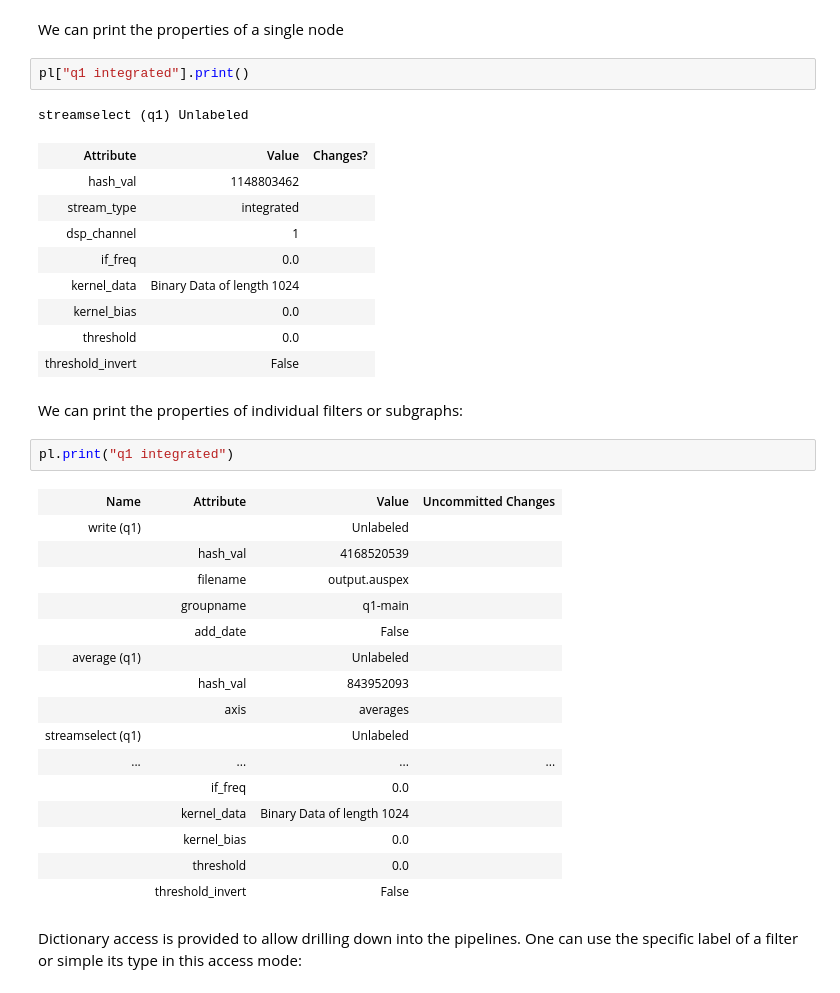
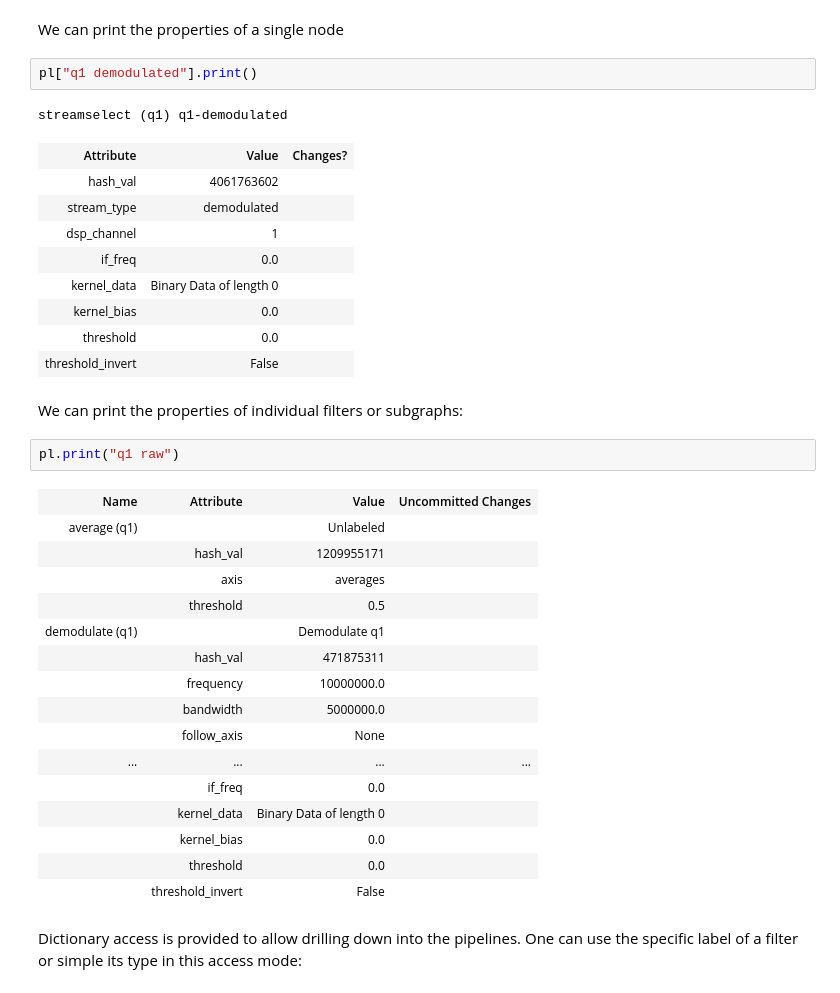
Before and after one commit to BBN-Q/Auspex, a Jupyter notebook: doc/examples/Example-Filter-Pipeline.ipynb, the cells around one changed output. Cells and saved outputs as stored; diff of their text form.

```diff
--- a/doc/examples/Example-Filter-Pipeline.ipynb
+++ b/doc/examples/Example-Filter-Pipeline.ipynb
@@ -60,36 +54,36 @@ pl.ls()
 # %% [markdown]
 We can print the properties of a single node
 # %%
-pl["q1 integrated"].print()
+pl["q1 demodulated"].print()
 # %% [output]
-streamselect (q1) Unlabeled
+streamselect (q1) q1-demodulated
 | Attribute | Value | Changes? |
-| hash_val | 1148803462 |  |
-| stream_type | integrated |  |
+| hash_val | 4061763602 |  |
+| stream_type | demodulated |  |
 | dsp_channel | 1 |  |
 | if_freq | 0.0 |  |
-| kernel_data | Binary Data of length 1024 |  |
+| kernel_data | Binary Data of length 0 |  |
 | kernel_bias | 0.0 |  |
 | threshold | 0.0 |  |
 | threshold_invert | False |  |
 # %% [markdown]
 We can print the properties of individual filters or subgraphs:
 # %%
-pl.print("q1 integrated")
+pl.print("q1 raw")
 # %% [output]
 | Name | Attribute | Value | Uncommitted Changes |
-| write (q1) |  | Unlabeled |  |
-|  | hash_val | 4168520539 |  |
-|  | filename | output.auspex |  |
-|  | groupname | q1-main |  |
-|  | add_date | False |  |
 | average (q1) |  | Unlabeled |  |
-|  | hash_val | 843952093 |  |
+|  | hash_val | 1209955171 |  |
 |  | axis | averages |  |
-| streamselect (q1) |  | Unlabeled |  |
+|  | threshold | 0.5 |  |
+| demodulate (q1) |  | Demodulate q1 |  |
+|  | hash_val | 471875311 |  |
+|  | frequency | 10000000.0 |  |
+|  | bandwidth | 5000000.0 |  |
+|  | follow_axis | None |  |
 | ... | ... | ... | ... |
 |  | if_freq | 0.0 |  |
-|  | kernel_data | Binary Data of length 1024 |  |
+|  | kernel_data | Binary Data of length 0 |  |
 |  | kernel_bias | 0.0 |  |
 |  | threshold | 0.0 |  |
 |  | threshold_invert | False |  |
```
Also changed, not shown: parts of 16 cells of this notebook, 8 other files.
